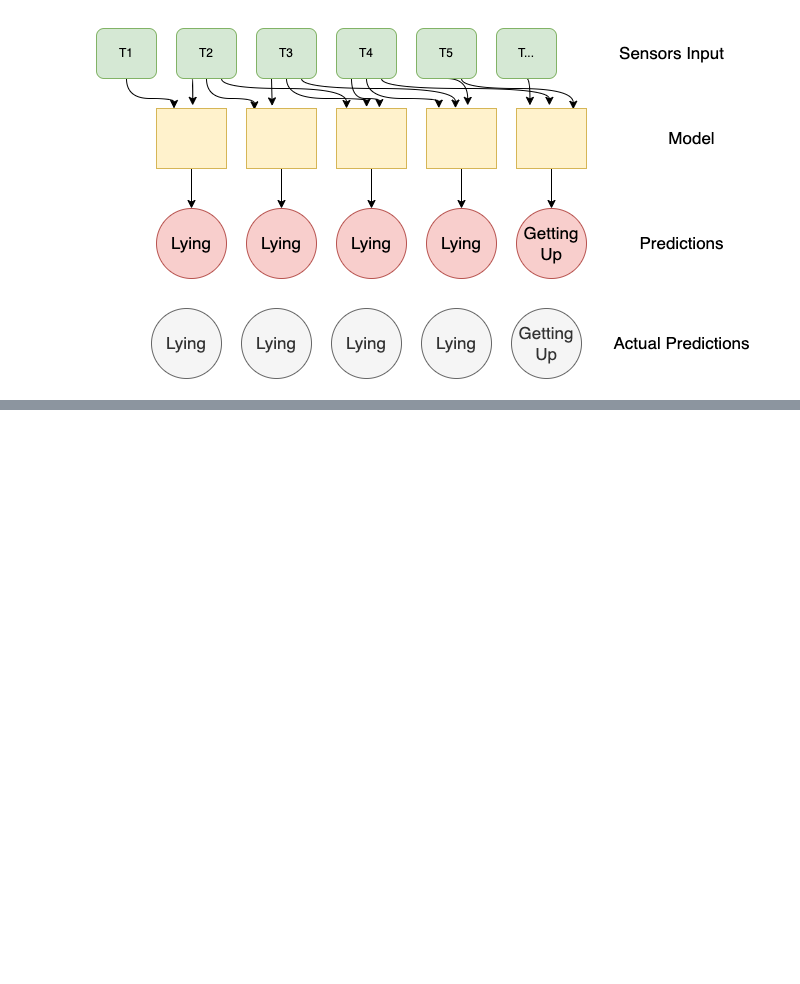
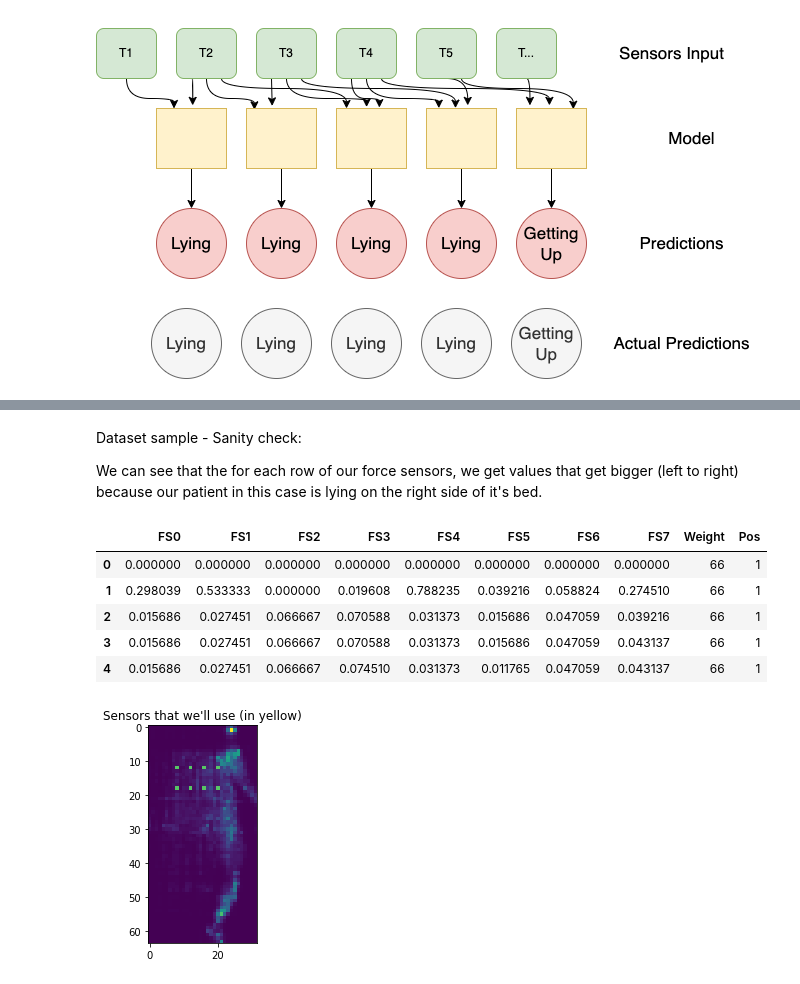
Before and after one commit to oradbarel/Fall-Prevention, a Jupyter notebook: Fall_Prevention.ipynb, the cells around one changed output, grey strips where cells are left out. Cells and saved outputs as stored; diff of their text form; code cells hidden in the pictures; blank space fills up the shorter version.

```diff
--- a/Fall_Prevention.ipynb
+++ b/Fall_Prevention.ipynb
@@ -74,0 +160,3 @@ High level flow chart of the RNN:
+# %%
+file_path = os.path.join(data_path, 'subject-info-i.csv')
+weights = pd.read_csv(file_path, encoding="utf-16")
@@ -74,0 +200,32 @@ High level flow chart of the RNN:
+# %%
+df_labels = ["FS0", "FS1", "FS2", "FS3", "FS4", "FS5", "FS6", "FS7", "Weight", "Pos"]
+dataset = []
+
+for patient in data.keys():
+  patient_weight = weights['Weight/kg'][int(patient[1:]) - 1]
+  sample = data[patient][0].numpy()
+  for i, s in enumerate(sample):
+    to_add = [s[sensor[0]][sensor[1]] for sensor in sensors]
+    to_add.append(patient_weight)
+    to_add.append(data[patient][1][i].item())
+    dataset.append(to_add)
+
+df = pd.DataFrame(dataset, columns = df_labels)
+# %% [markdown]
+Dataset sample - Sanity check:
+
+We can see that the for each row of our force sensors, we get values that get bigger (left to right) because our patient in this case is lying on the right side of it's bed.
+# %%
+sample = copy.deepcopy(data[list(data.keys())[0]][0].numpy()[5])
+paint_sensors(sample)
+plt.imshow(sample)
+plt.title("Sensors that we'll use (in yellow)")
+df.head()
+# %% [output]
+|  | FS0 | FS1 | FS2 | FS3 | FS4 | FS5 | FS6 | FS7 | Weight | Pos |
+| 0 | 0.000000 | 0.000000 | 0.000000 | 0.000000 | 0.000000 | 0.000000 | 0.000000 | 0.000000 | 66 | 1 |
+| 1 | 0.298039 | 0.533333 | 0.000000 | 0.019608 | 0.788235 | 0.039216 | 0.058824 | 0.274510 | 66 | 1 |
+| 2 | 0.015686 | 0.027451 | 0.066667 | 0.070588 | 0.031373 | 0.015686 | 0.047059 | 0.039216 | 66 | 1 |
+| 3 | 0.015686 | 0.027451 | 0.066667 | 0.070588 | 0.031373 | 0.015686 | 0.047059 | 0.043137 | 66 | 1 |
+| 4 | 0.015686 | 0.027451 | 0.066667 | 0.074510 | 0.031373 | 0.011765 | 0.047059 | 0.043137 | 66 | 1 |
+[figure, added]
```
Also changed, not shown: parts of 17 cells of this notebook.
